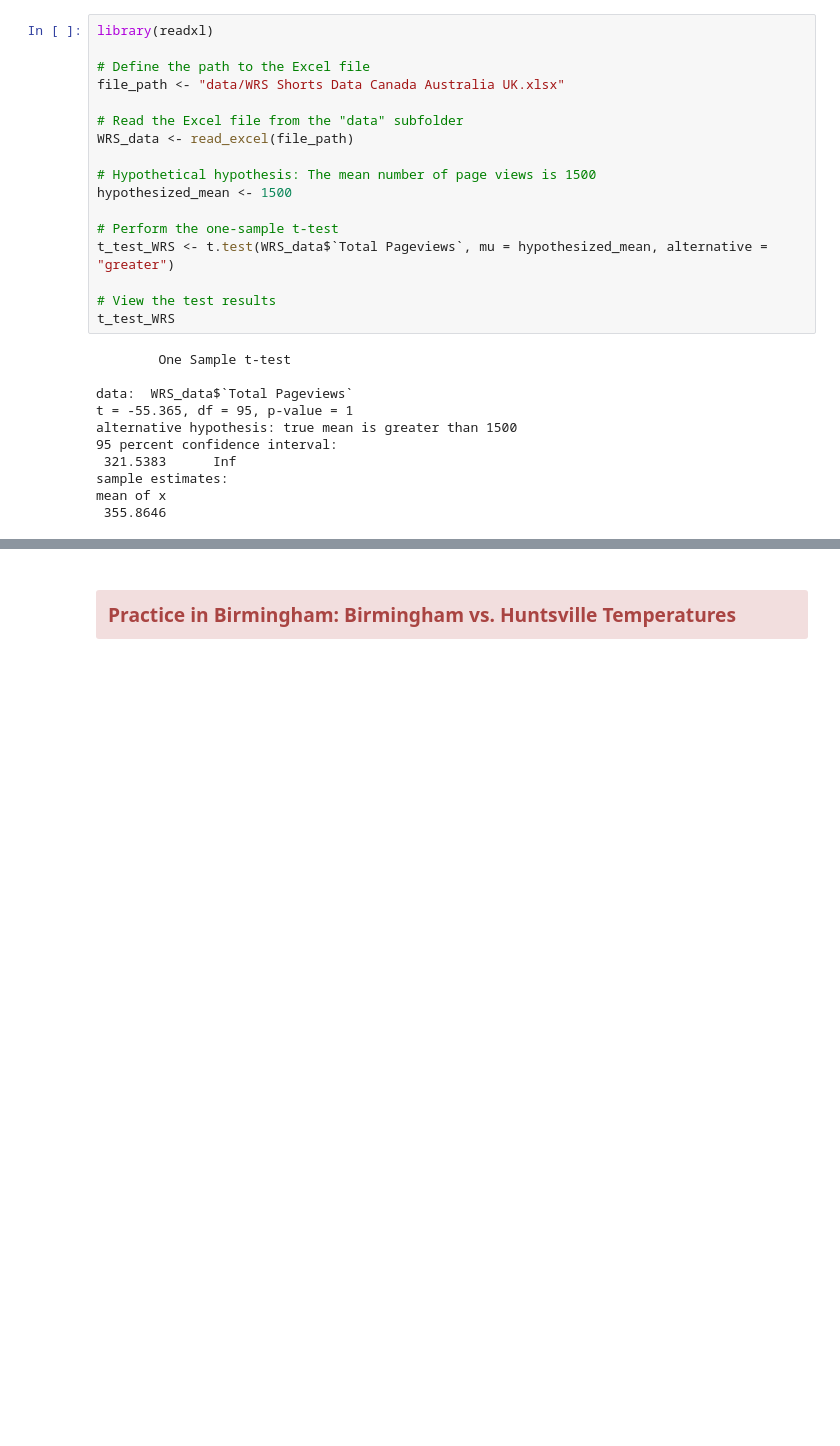
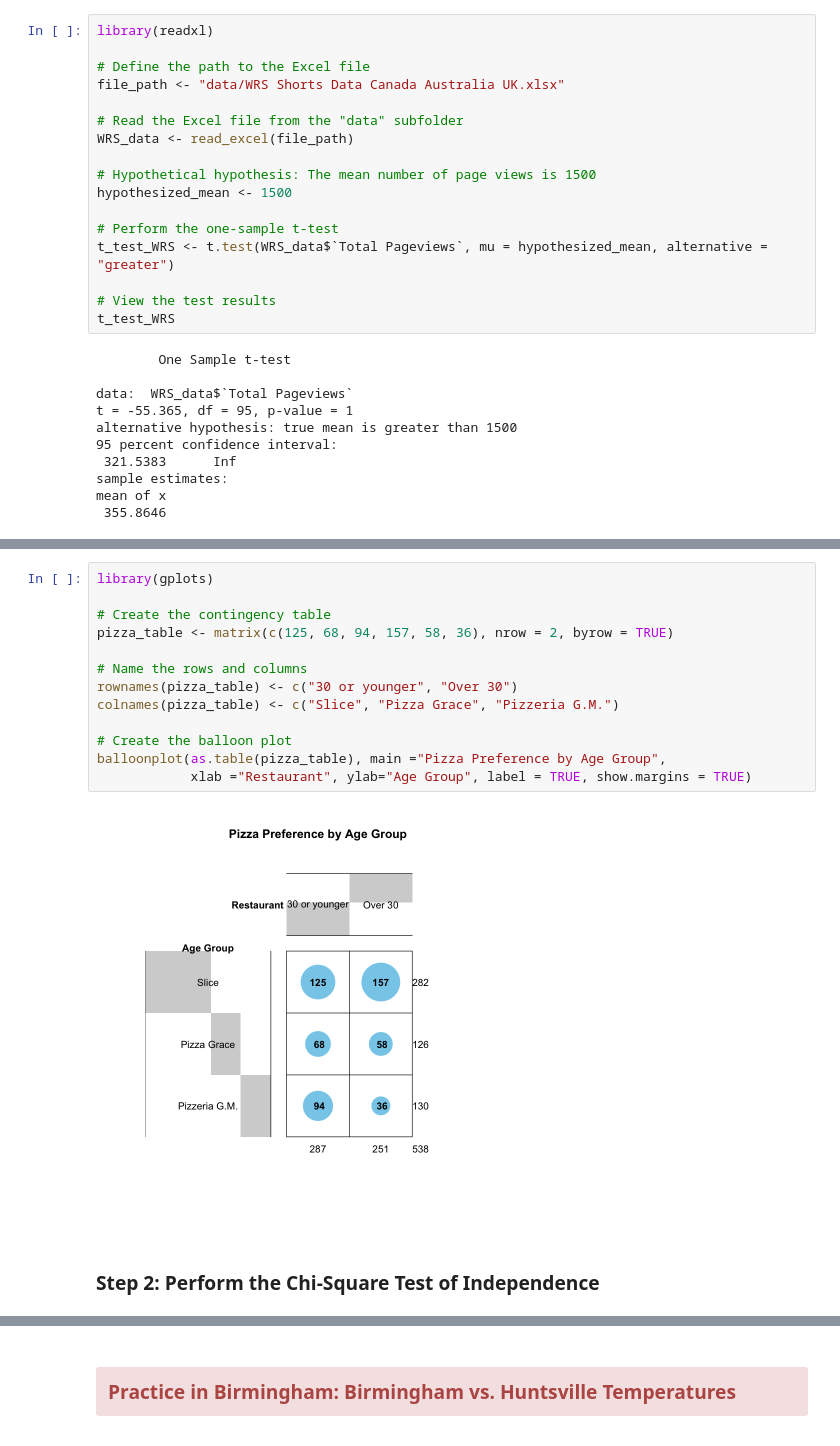
Before and after one commit to kerenli/statbirmingham, a Jupyter notebook: Lab5.ipynb, the cells around one changed output, grey strips where cells are left out. Saved outputs shown, nothing was run; the diff lists cells and outputs as text; blank space fills up the shorter version.

```diff
--- a/Lab5.ipynb
+++ b/Lab5.ipynb
@@ -148,0 +188,17 @@ mean of x
+# %%
+library(gplots)
+
+# Create the contingency table
+pizza_table <- matrix(c(125, 68, 94, 157, 58, 36), nrow = 2, byrow = TRUE)
+
+# Name the rows and columns
+rownames(pizza_table) <- c("30 or younger", "Over 30")
+colnames(pizza_table) <- c("Slice", "Pizza Grace", "Pizzeria G.M.")
+
+# Create the balloon plot
+balloonplot(as.table(pizza_table), main ="Pizza Preference by Age Group",
+            xlab ="Restaurant", ylab="Age Group", label = TRUE, show.margins = TRUE)
+# %% [output]
+[figure, added]
+# %% [markdown]
+### Step 2: Perform the Chi-Square Test of Independence
```
Also changed, not shown: parts of 10 cells of this notebook.
